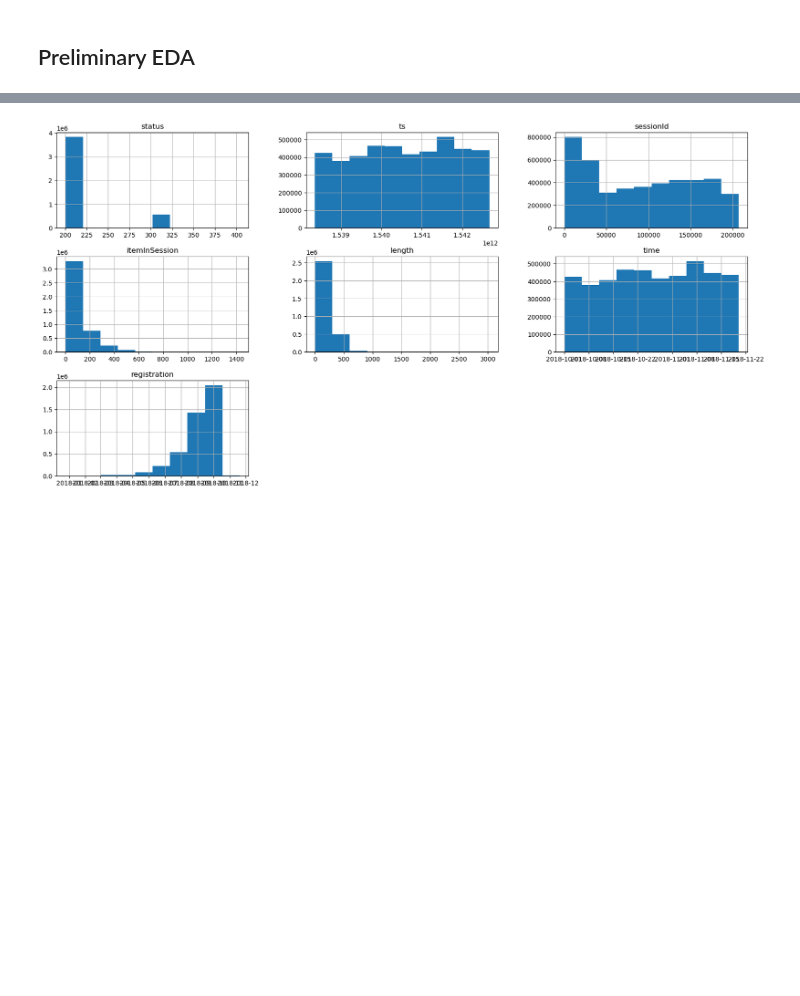
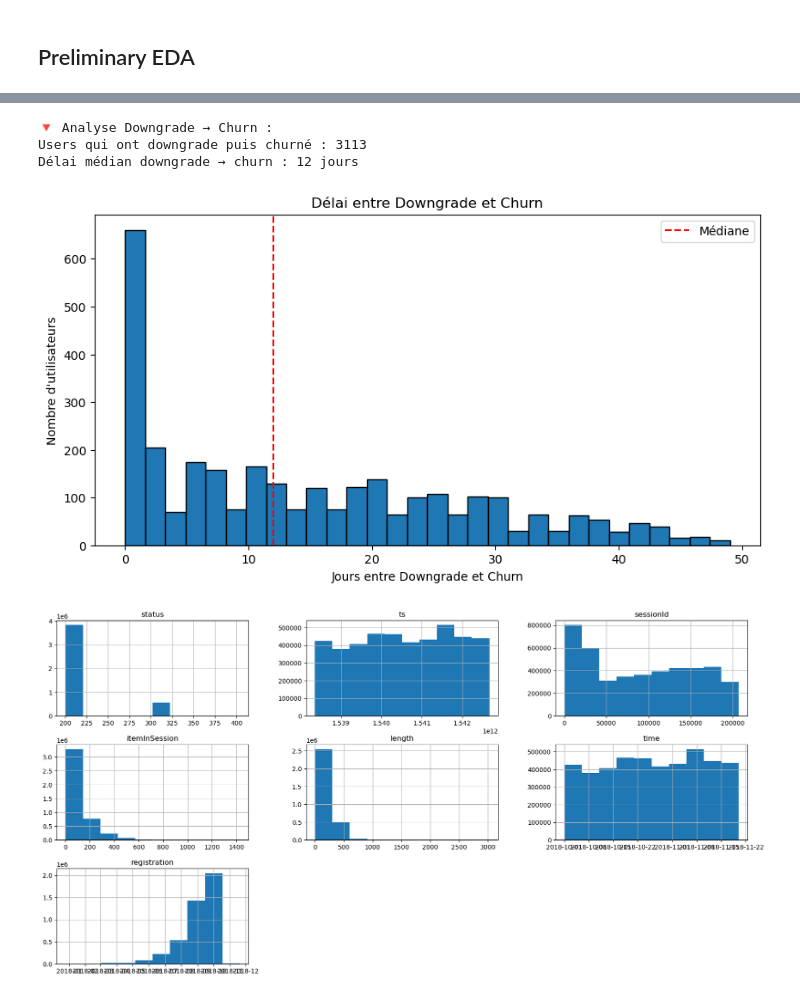
Before and after one commit to MaximilienLuc/Churn-prediction, a Jupyter notebook: Olivier.ipynb, the cells around one changed output, grey strips where cells are left out. Saved outputs shown, nothing was run; the diff lists cells and outputs as text; code cells hidden in the pictures; blank space fills up the shorter version.

```diff
--- a/Olivier.ipynb
+++ b/Olivier.ipynb
@@ -694,3 +802,35 @@ df_train['month'] = df_train['time'].dt.month
+# %%
+# Les utilisateurs qui downgrade churnent-ils rapidement après ?
+downgrades = df_train[df_train['page'] == 'Downgrade'].copy()
+downgrade_dates = downgrades.groupby('userId')['time'].min().reset_index()
+downgrade_dates.columns = ['userId', 'downgrade_date']
+
+# Merge avec les churners
+churn_after_downgrade = churn_dates.merge(downgrade_dates, on='userId', how='inner')
+churn_after_downgrade['days_downgrade_to_churn'] = (
+    (pd.to_datetime(churn_after_downgrade['churn_date']) -
+     pd.to_datetime(churn_after_downgrade['downgrade_date'])).dt.days
+)
+
+print(f"\n🔻 Analyse Downgrade → Churn :")
+print(f"Users qui ont downgrade puis churné : {len(churn_after_downgrade)}")
+print(f"Délai médian downgrade → churn : {churn_after_downgrade['days_downgrade_to_churn'].median():.0f} jours")
+
+# Distribution
+plt.figure(figsize=(10, 5))
+plt.hist(churn_after_downgrade['days_downgrade_to_churn'], bins=30, edgecolor='black')
+plt.xlabel('Jours entre Downgrade et Churn')
+plt.ylabel('Nombre d\'utilisateurs')
+plt.title('Délai entre Downgrade et Churn')
+plt.axvline(x=churn_after_downgrade['days_downgrade_to_churn'].median(),
+            color='r', linestyle='--', label='Médiane')
+plt.legend()
+plt.show()
+# %% [output]
+🔻 Analyse Downgrade → Churn :
+Users qui ont downgrade puis churné : 3113
+Délai médian downgrade → churn : 12 jours
+[figure, added]
 # %%
 numerical_columns = ['ts', 'itemInSession', 'status', 'length','hour', 'month']
 categorical_columns = ['auth', 'page', 'location', 'userAgent',
```
Also changed, not shown: parts of 16 cells of this notebook.
